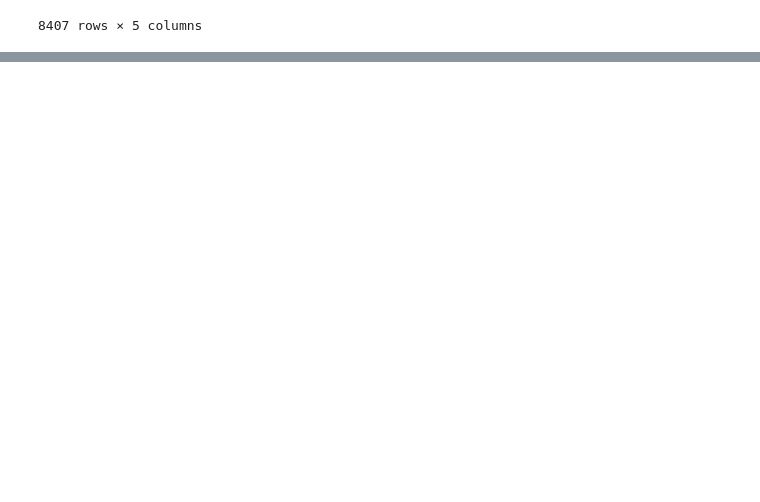
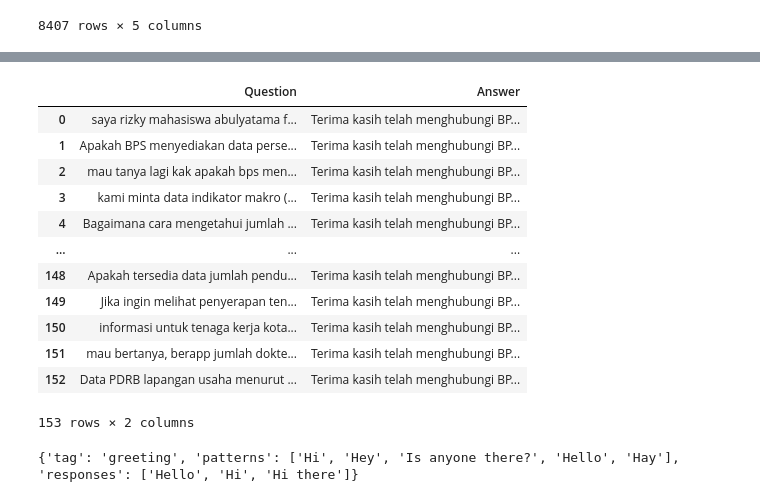
Before and after one commit to 2004111010001/ChatBot-Project, a Jupyter notebook: DataLiveChat.ipynb, the cells around one changed output, grey strips where cells are left out. Saved outputs shown, nothing was run; the diff lists cells and outputs as text; code cells hidden in the pictures; blank space fills up the shorter version.

```diff
--- a/DataLiveChat.ipynb
+++ b/DataLiveChat.ipynb
@@ -217,0 +221,42 @@ df.to_excel('QnA.xlsx', index=False)
+# %%
+import pandas
+
+df = pandas.read_excel('Clean-Data.xlsx')
+df.head()
+df=df[['Question', 'Answer']]
+df.dropna(inplace=True)
+df.reset_index()
+df
+# %% [output]
+|  | Question | Answer |
+| 0 | saya rizky mahasiswa abulyatama f... | Terima kasih telah menghubungi BP... |
+| 1 | Apakah BPS menyediakan data perse... | Terima kasih telah menghubungi BP... |
+| 2 | mau tanya lagi kak apakah bps men... | Terima kasih telah menghubungi BP... |
+| 3 | kami minta data indikator makro (... | Terima kasih telah menghubungi BP... |
+| 4 | Bagaimana cara mengetahui jumlah ... | Terima kasih telah menghubungi BP... |
+| ... | ... | ... |
+| 148 | Apakah tersedia data jumlah pendu... | Terima kasih telah menghubungi BP... |
+| 149 | Jika ingin melihat penyerapan ten... | Terima kasih telah menghubungi BP... |
+| 150 | informasi untuk tenaga kerja kota... | Terima kasih telah menghubungi BP... |
+| 151 | mau bertanya, berapp jumlah dokte... | Terima kasih telah menghubungi BP... |
+| 152 | Data PDRB lapangan usaha menurut ... | Terima kasih telah menghubungi BP... |
+153 rows × 2 columns
+# %%
+import json
+
+# Opening JSON file
+f = open('chat.json')
+
+# returns JSON object as
+# a dictionary
+data = json.load(f)
+
+# Iterating through the json
+# list
+for i in data['intents']:
+    print(i)
+
+# Closing file
+f.close()
+# %% [output]
+{'tag': 'greeting', 'patterns': ['Hi', 'Hey', 'Is anyone there?', 'Hello', 'Hay'], 'responses': ['Hello', 'Hi', 'Hi there']}
```
Also changed, not shown: parts of 6 cells of this notebook, 2 other files.
